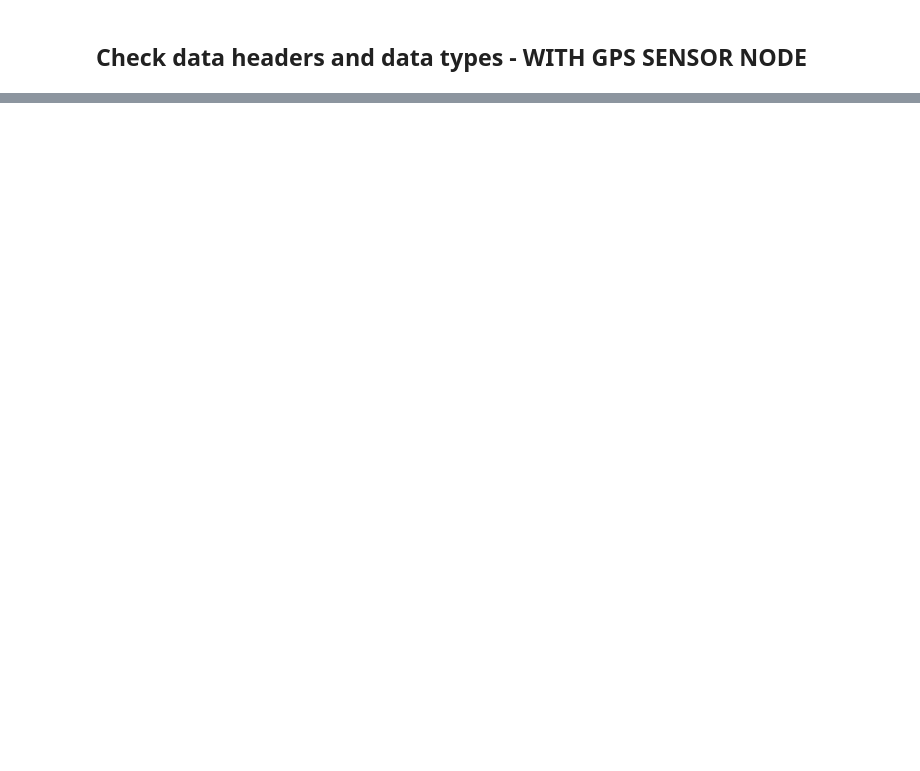
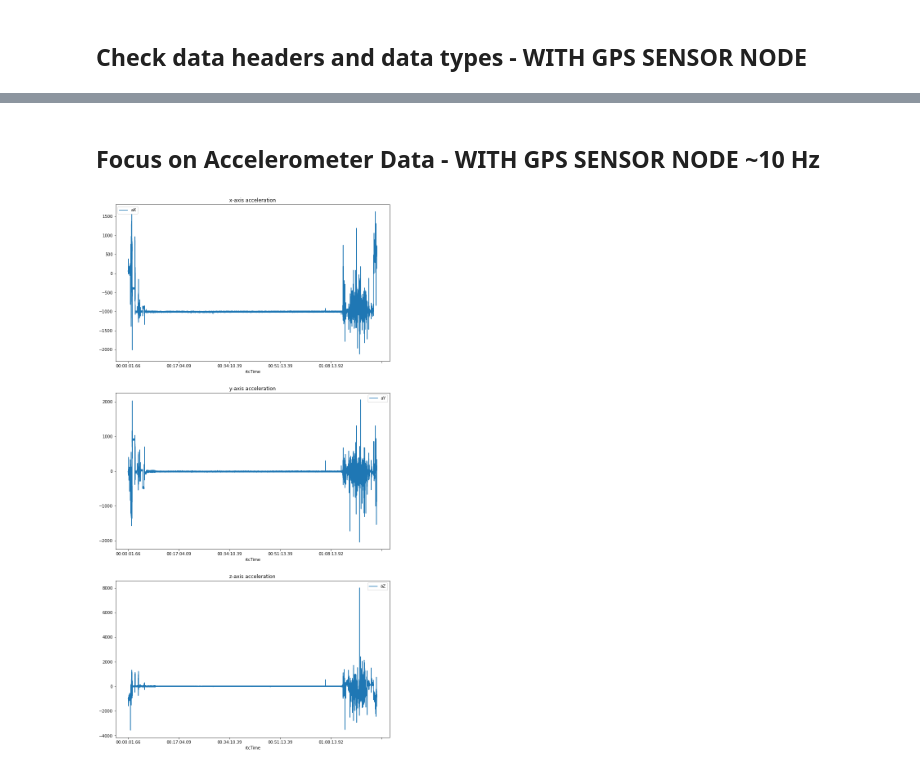
Before and after one commit to veysiadn/CO2-Excavators, a Jupyter notebook: initial-analysis.ipynb, the cells around one changed output, grey strips where cells are left out. Saved outputs shown, nothing was run; the diff lists cells and outputs as text; code cells hidden in the pictures; blank space fills up the shorter version.

```diff
--- a/initial-analysis.ipynb
+++ b/initial-analysis.ipynb
@@ -111,0 +160,13 @@ print(data_with_gps.head())
+# %% [markdown]
+## Focus on Accelerometer Data - WITH GPS SENSOR NODE ~10 Hz
+# %%
+fig, axes = plt.subplots(nrows=3, ncols=1,figsize=(12,24))
+
+data_with_gps.plot(x='rtcTime', y=['aX'],ax=axes[0])
+axes[0].set_title("x-axis acceleration")
+data_with_gps.plot(x='rtcTime', y='aY' ,ax=axes[1])
+axes[1].set_title('y-axis acceleration')
+data_with_gps.plot(x='rtcTime', y='aZ' ,ax=axes[2])
+axes[2].set_title('z-axis acceleration');
+# %% [output]
+[figure, added]
```
Also changed, not shown: parts of 19 cells of this notebook, 1 other file.
